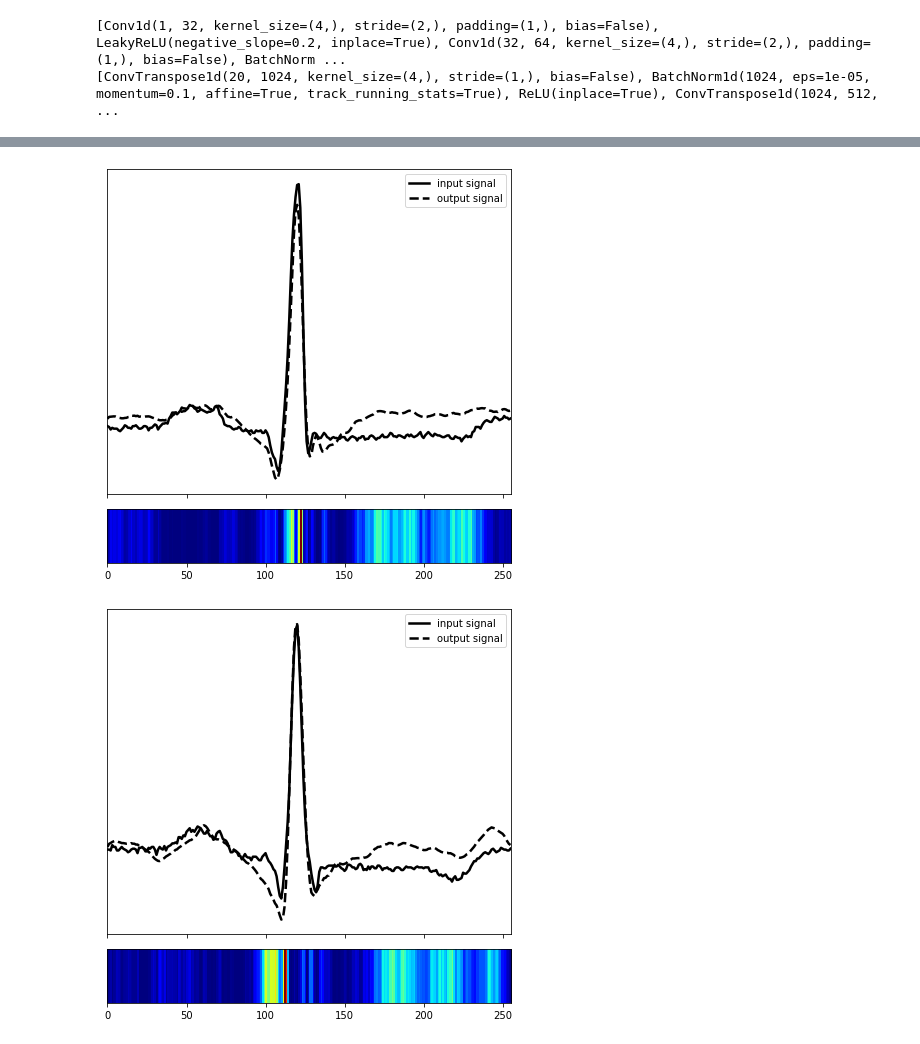
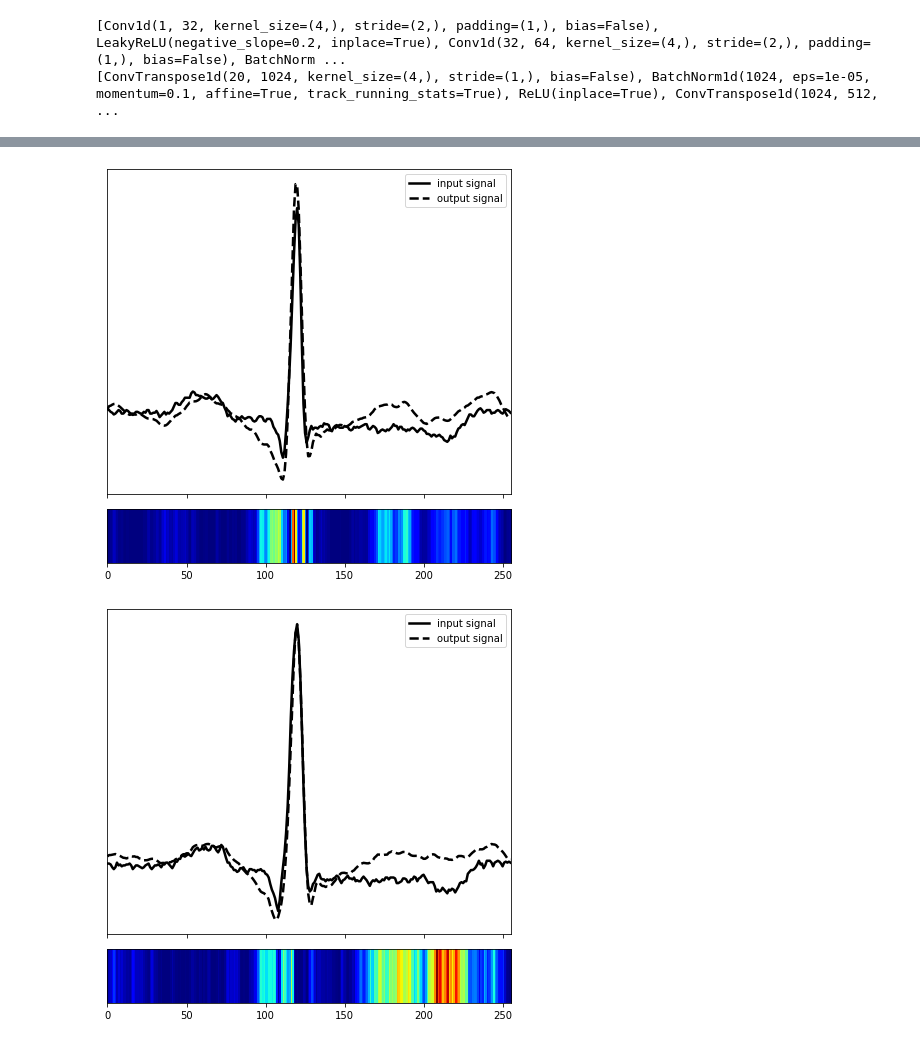
Before and after one commit to sunxiaobing1999/spartan2, a Jupyter notebook: live-tutorials/BeatGAN_demo.ipynb, the cells around one changed output, grey strips where cells are left out. Saved outputs shown, nothing was run; the diff lists cells and outputs as text; code cells hidden in the pictures.

```diff
--- a/live-tutorials/BeatGAN_demo.ipynb
+++ b/live-tutorials/BeatGAN_demo.ipynb
@@ -100,2 +102,14 @@ ind=np.argsort(res[0])
+# %%
+## sort by max window reconstruction error, get the sorted indices
+new_score=[]
+window_size=32
+for tmp in res[3]:
+    tmp_score=0
+    for i in range(0,len(tmp),window_size):
+        tmp_score=max(tmp_score,np.mean(tmp[i:i+window_size]))
+    new_score.append(tmp_score)
+
+
+ind=np.argsort(new_score)
 # %%
 ## show reconstruction examples of low anomalousness score
@@ -107,7 +121,7 @@ draw_ts_heatmap(res[1][ind[1]],res[2][ind[1]],max_heat=max(res[0]),min_heat=min(
 # %%
 ## show reconstruction examples of high anomalousness score
-draw_ts_heatmap(res[1][ind[-1]],res[2][ind[-1]],max_heat=max(res[0]),min_heat=min(res[0]))
-draw_ts_heatmap(res[1][ind[-2]],res[2][ind[-2]],max_heat=max(res[0]),min_heat=min(res[0]))
+draw_ts_heatmap(res[1][ind[-1]],res[2][ind[-1]],max_heat=np.max(res[3]),min_heat=np.min(res[3]))
+draw_ts_heatmap(res[1][ind[-2]],res[2][ind[-2]],max_heat=np.max(res[3]),min_heat=np.min(res[3]))
 # %% [output]
-[figure, old version]
+[figure, new version]
-[figure, old version]
+[figure, new version]
```
Also changed, not shown: parts of 6 cells of this notebook.
